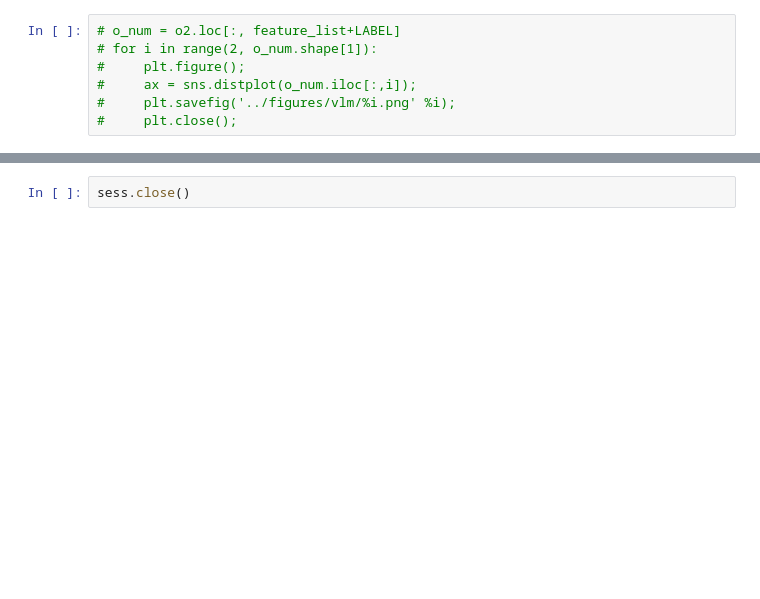
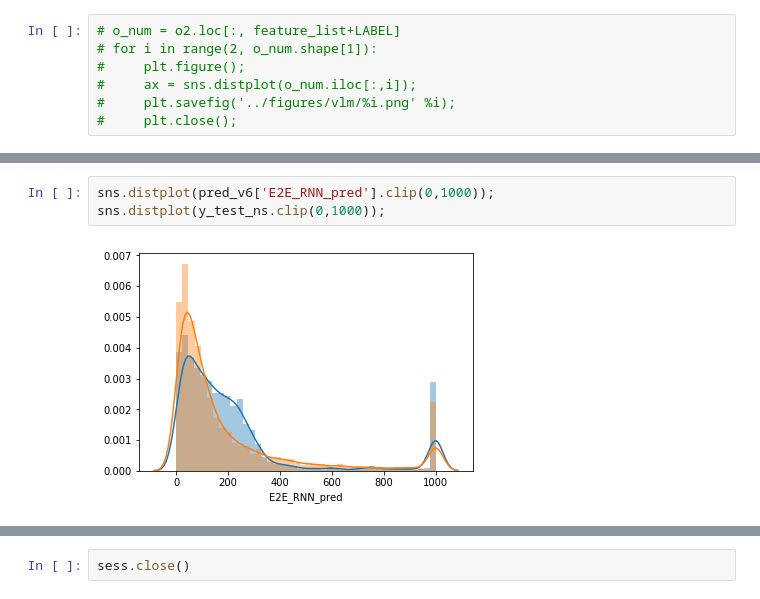
Before and after one commit to schemmy/e2e, a Jupyter notebook: construction/nn_v0.ipynb, the cells around one changed output, grey strips where cells are left out. Cells and saved outputs as stored; diff of their text form; blank space fills up the shorter version.

```diff
--- a/construction/nn_v0.ipynb
+++ b/construction/nn_v0.ipynb
@@ -660,0 +395,5 @@ NameError: name 'x_vlt' is not defined
+# %%
+sns.distplot(pred_v6['E2E_RNN_pred'].clip(0,1000));
+sns.distplot(y_test_ns.clip(0,1000));
+# %% [output]
+[figure, added]
```
Also changed, not shown: parts of 106 cells of this notebook, 5 other files.
